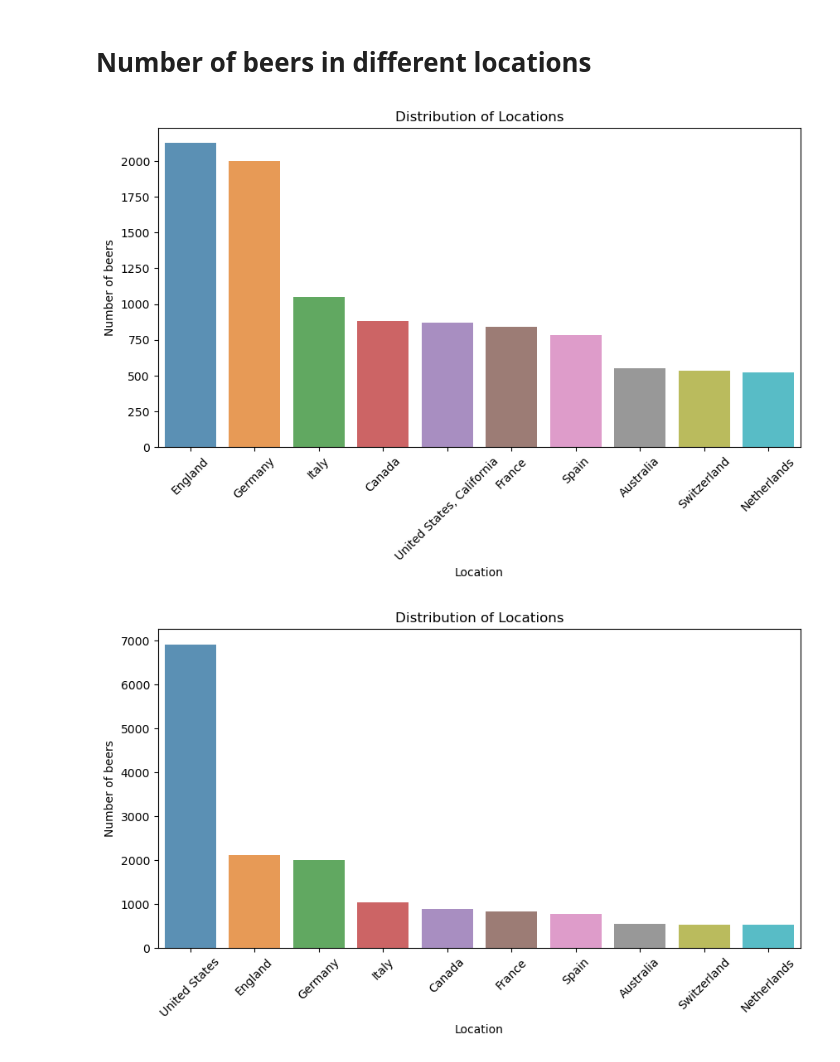
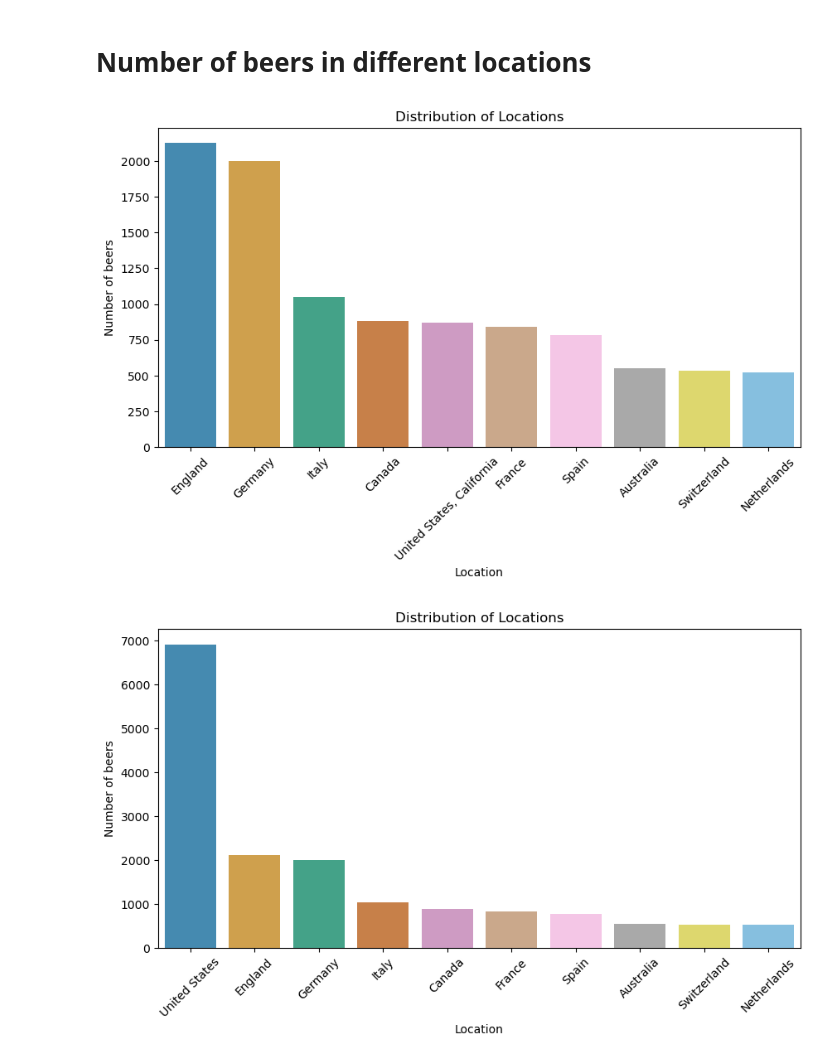
Before and after one commit to epfl-ada/ada-2023-project-laremontada61, a Jupyter notebook: EDA_CCT.ipynb, the cells around one changed output. Saved outputs shown, nothing was run; the diff lists cells and outputs as text; code cells hidden in the pictures.

```diff
--- a/EDA_CCT.ipynb
+++ b/EDA_CCT.ipynb
@@ -160,19 +206,22 @@ plt.show()
 # %% [markdown]
 # Number of beers in different locations
 # %%
+# Count the number of beers for each location
 number_of_beer_per_country = breweries['location'].value_counts()
 top_10_breweries_location = number_of_beer_per_country.nlargest(10)
 
 plt.figure(figsize=(10, 5))
-sns.barplot(x=top_10_breweries_location.index, y=top_10_breweries_location.values, alpha=0.8)
+sns.barplot(x=top_10_breweries_location.index, y=top_10_breweries_location.values, alpha=0.8, palette=sns.color_palette("colorblind"))
 plt.title('Distribution of Locations')
 plt.ylabel('Number of beers')
 plt.xlabel('Location')
 plt.xticks(rotation=45)
 plt.show()
 # %% [output]
-[figure, old version]
+[figure, new version]
 # %%
+# Create a category that gathers all the US beers in one location
+
 # Count number of beers in the US
 nb_us_beers = breweries[breweries['location'].str.startswith('United States,')].value_counts().sum()
 
@@ -182,12 +231,12 @@ us_filtered.loc['United States'] = nb_us_beers
 
 us_filtered = us_filtered.nlargest(10)
 plt.figure(figsize=(10, 5))
-sns.barplot(x=us_filtered.index, y=us_filtered.values, alpha=0.8)
+sns.barplot(x=us_filtered.index, y=us_filtered.values, alpha=0.8, palette=sns.color_palette("colorblind"))
 plt.title('Distribution of Locations')
 plt.ylabel('Number of beers')
 plt.xlabel('Location')
 plt.xticks(rotation=45)
 plt.show()
 # %% [output]
-[figure, old version]
+[figure, new version]
 # %%
```
Also changed, not shown: parts of 15 cells of this notebook.
